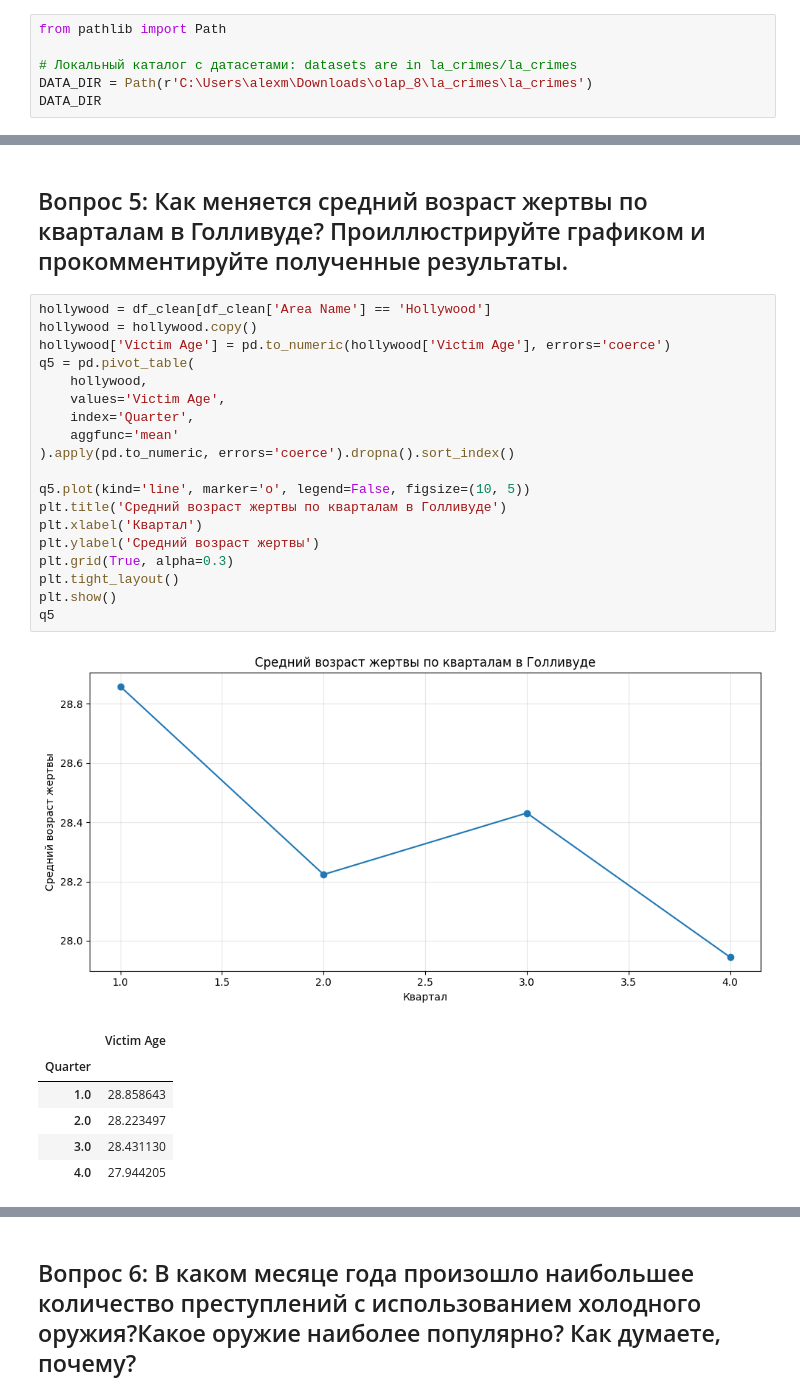
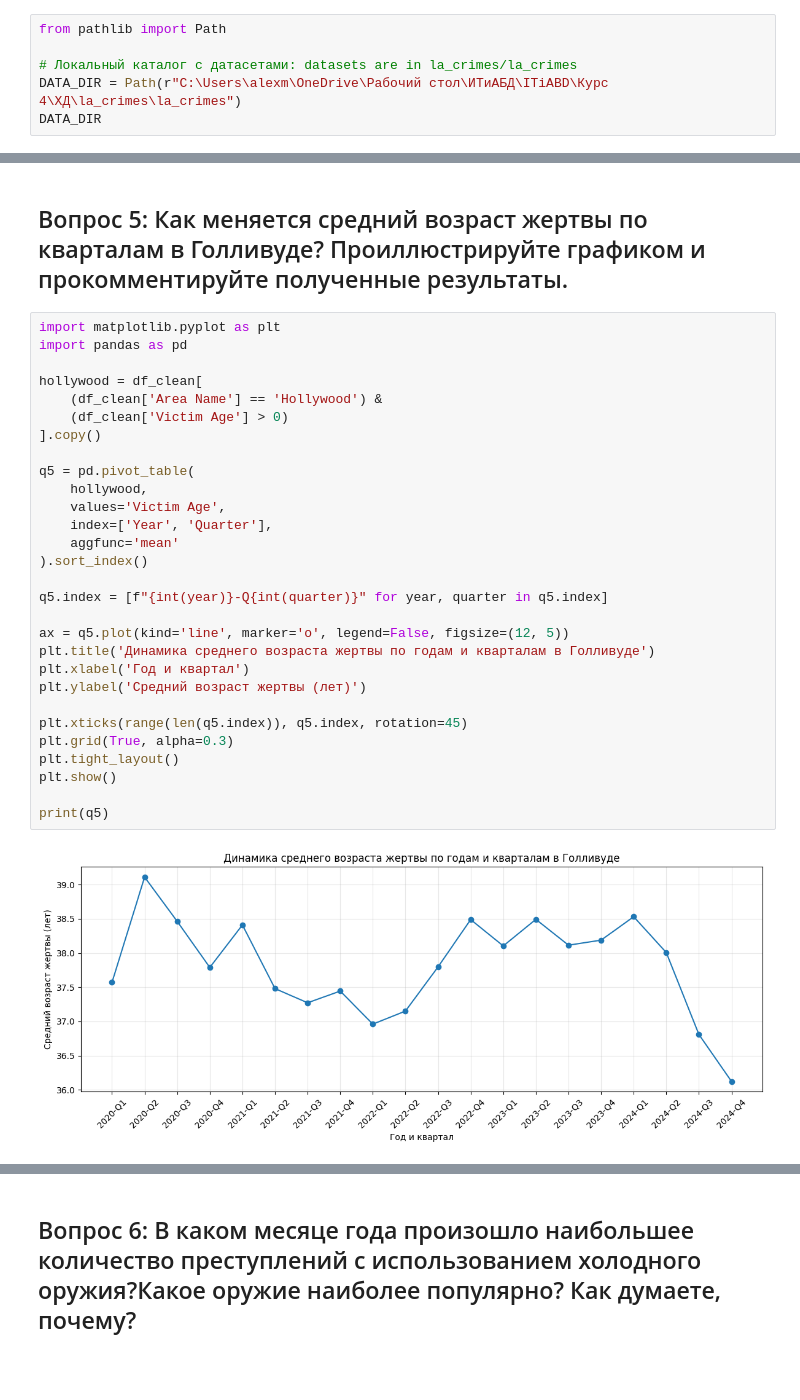
Before and after one commit to AknasMacefg/ITiABD, a Jupyter notebook: Курс 4/ХД/OLAP_CUBE_8.ipynb, the cells around one changed output, grey strips where cells are left out. Cells and saved outputs as stored; diff of their text form; blank space fills up the shorter version.

```diff
--- a/Курс 4/ХД/OLAP_CUBE_8.ipynb
+++ b/Курс 4/ХД/OLAP_CUBE_8.ipynb
@@ -16,6 +16,6 @@ plt.rcParams['font.size'] = 10
 from pathlib import Path
 
 # Локальный каталог с датасетами: datasets are in la_crimes/la_crimes
-DATA_DIR = Path(r'C:\Users\alexm\Downloads\olap_8\la_crimes\la_crimes')
+DATA_DIR = Path(r"C:\Users\alexm\OneDrive\Рабочий стол\ИТиАБД\ITiABD\Курс 4\ХД\la_crimes\la_crimes")
 DATA_DIR
 # %% [output]
@@ -489,29 +503,33 @@ q4
 # %% [markdown]
 ## Вопрос 5: Как меняется средний возраст жертвы по кварталам в Голливуде? Проиллюстрируйте графиком и прокомментируйте полученные результаты.
 # %%
-hollywood = df_clean[df_clean['Area Name'] == 'Hollywood']
-hollywood = hollywood.copy()
-hollywood['Victim Age'] = pd.to_numeric(hollywood['Victim Age'], errors='coerce')
+import matplotlib.pyplot as plt
+import pandas as pd
+
+hollywood = df_clean[
+    (df_clean['Area Name'] == 'Hollywood') &
+    (df_clean['Victim Age'] > 0)
+].copy()
+
 q5 = pd.pivot_table(
     hollywood,
     values='Victim Age',
-    index='Quarter',
+    index=['Year', 'Quarter'],
     aggfunc='mean'
-).apply(pd.to_numeric, errors='coerce').dropna().sort_index()
+).sort_index()
 
-q5.plot(kind='line', marker='o', legend=False, figsize=(10, 5))
-plt.title('Средний возраст жертвы по кварталам в Голливуде')
-plt.xlabel('Квартал')
-plt.ylabel('Средний возраст жертвы')
+q5.index = [f"{int(year)}-Q{int(quarter)}" for year, quarter in q5.index]
+
+ax = q5.plot(kind='line', marker='o', legend=False, figsize=(12, 5))
+plt.title('Динамика среднего возраста жертвы по годам и кварталам в Голливуде')
+plt.xlabel('Год и квартал')
+plt.ylabel('Средний возраст жертвы (лет)')
+
+plt.xticks(range(len(q5.index)), q5.index, rotation=45)
 plt.grid(True, alpha=0.3)
 plt.tight_layout()
 plt.show()
-q5
+
+print(q5)
 # %% [output]
-[figure, old version]
+[figure, new version]
-|  | Victim Age |
-| Quarter |  |
-| 1.0 | 28.858643 |
-| 2.0 | 28.223497 |
-| 3.0 | 28.431130 |
-| 4.0 | 27.944205 |
```
Also changed, not shown: parts of 5 cells of this notebook.
